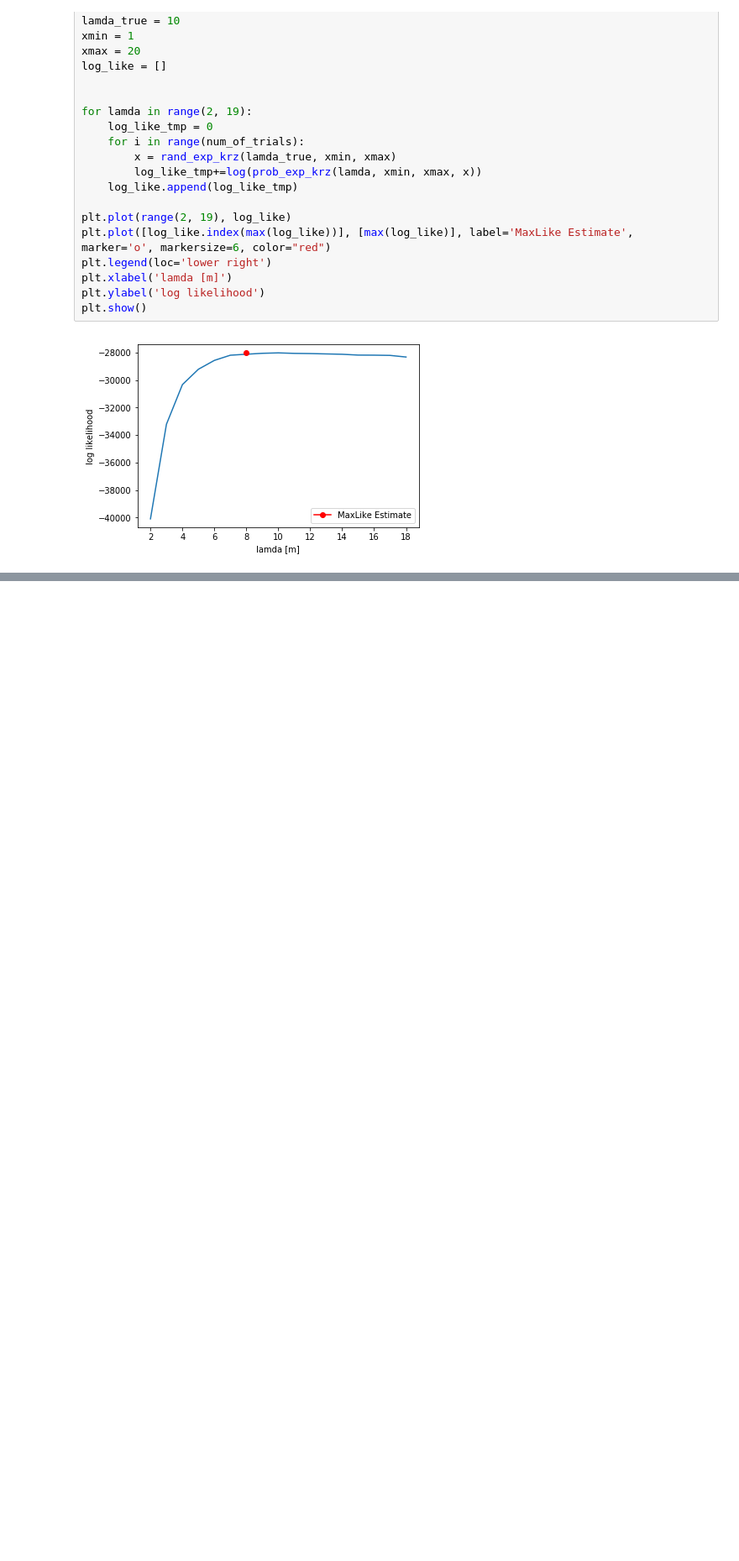
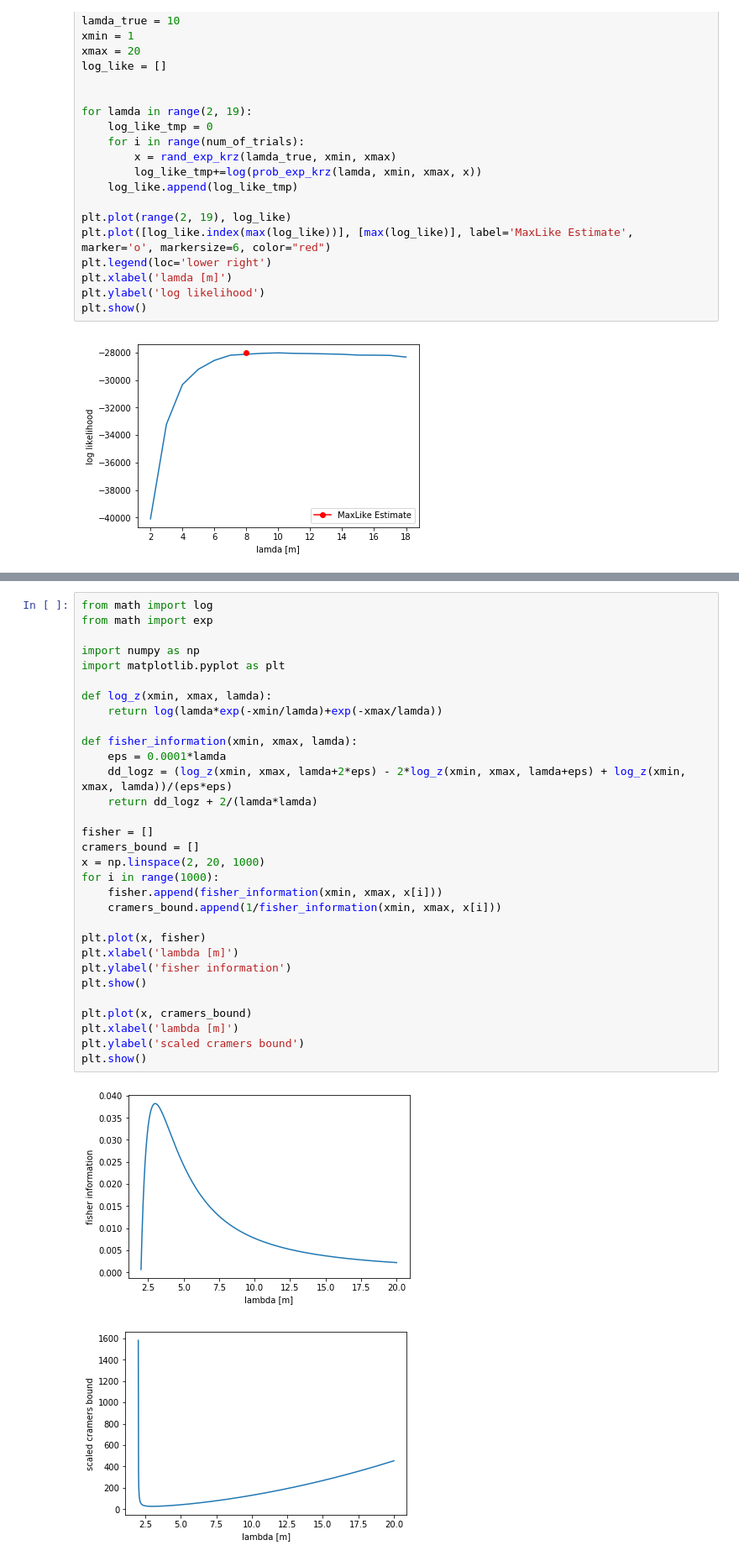
Before and after one commit to neonjoo/CS_2017-2018, a Jupyter notebook: CS_HW2_Ludo/cs_hw2_exercise3.ipynb, the cells around one changed output, grey strips where cells are left out. Shown: that part at 84% size. Cells and saved outputs as stored; diff of their text form; blank space fills up the shorter version.

```diff
--- a/CS_HW2_Ludo/cs_hw2_exercise3.ipynb
+++ b/CS_HW2_Ludo/cs_hw2_exercise3.ipynb
@@ -155,0 +172,34 @@ NameError: name 'square_error' is not defined
+# %%
+from math import log
+from math import exp
+
+import numpy as np
+import matplotlib.pyplot as plt
+
+def log_z(xmin, xmax, lamda):
+    return log(lamda*exp(-xmin/lamda)+exp(-xmax/lamda))
+
+def fisher_information(xmin, xmax, lamda):
+    eps = 0.0001*lamda
+    dd_logz = (log_z(xmin, xmax, lamda+2*eps) - 2*log_z(xmin, xmax, lamda+eps) + log_z(xmin, xmax, lamda))/(eps*eps)
+    return dd_logz + 2/(lamda*lamda)
+
+fisher = []
+cramers_bound = []
+x = np.linspace(2, 20, 1000)
+for i in range(1000):
+    fisher.append(fisher_information(xmin, xmax, x[i]))
+    cramers_bound.append(1/fisher_information(xmin, xmax, x[i]))
+
+plt.plot(x, fisher)
+plt.xlabel('lambda [m]')
+plt.ylabel('fisher information')
+plt.show()
+
+plt.plot(x, cramers_bound)
+plt.xlabel('lambda [m]')
+plt.ylabel('scaled cramers bound')
+plt.show()
+# %% [output]
+[figure, added]
+[figure, added]
```
Also changed, not shown: parts of 6 cells of this notebook.
